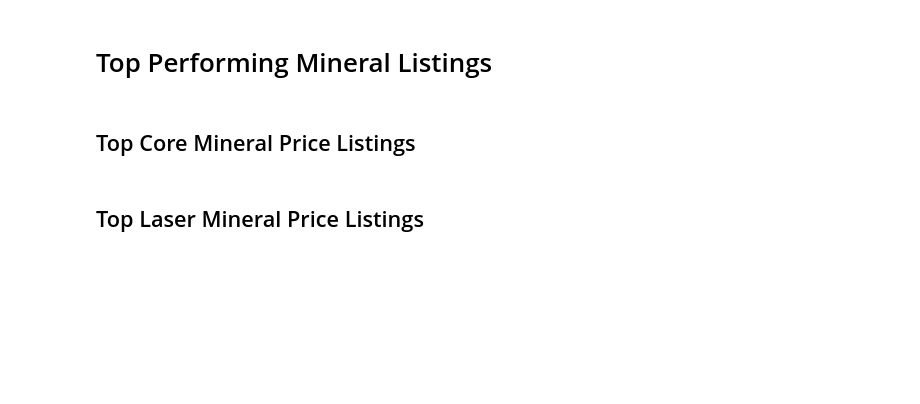
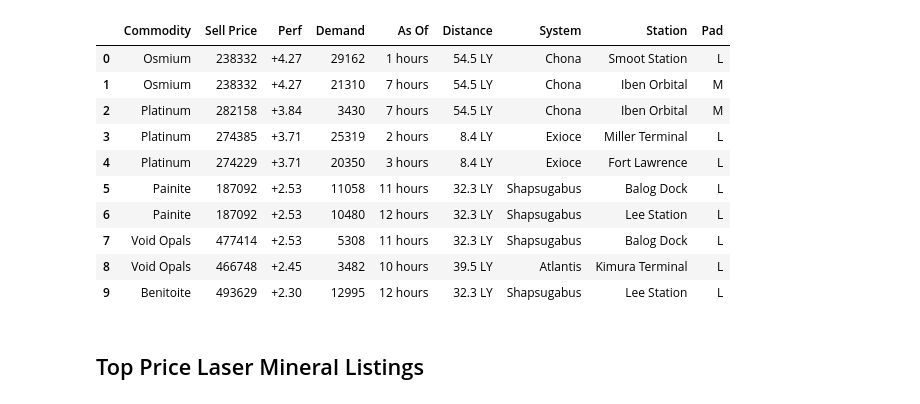
Before and after one commit to kominetz/elite-tools, a Jupyter notebook: notebooks/Daily Mining Report.ipynb, the cells around one changed output. Drawn from its saved outputs; the diff is of its cells as text; code cells hidden in the pictures; blank space fills up the shorter version.

```diff
--- a/notebooks/Daily Mining Report.ipynb
+++ b/notebooks/Daily Mining Report.ipynb
@@ -37,2 +91,16 @@ eddb.top_score_mineral_listings(ref_system, ref_radius, commodity_count=1, top_c
+# %%
+eddb.top_perf_mineral_listings(laser_ref_system, laser_ref_radius, commodity_count=3, top_count=10, min_demand=laser_min_demand, large_pad_only=laser_large_pad_only)
+# %% [output]
+|  | Commodity | Sell Price | Perf | Demand | As Of | Distance | System | Station | Pad |
+| 0 | Osmium | 238332 | +4.27 | 29162 | 1 hours | 54.5 LY | Chona | Smoot Station | L |
+| 1 | Osmium | 238332 | +4.27 | 21310 | 7 hours | 54.5 LY | Chona | Iben Orbital | M |
+| 2 | Platinum | 282158 | +3.84 | 3430 | 7 hours | 54.5 LY | Chona | Iben Orbital | M |
+| 3 | Platinum | 274385 | +3.71 | 25319 | 2 hours | 8.4 LY | Exioce | Miller Terminal | L |
+| 4 | Platinum | 274229 | +3.71 | 20350 | 3 hours | 8.4 LY | Exioce | Fort Lawrence | L |
+| 5 | Painite | 187092 | +2.53 | 11058 | 11 hours | 32.3 LY | Shapsugabus | Balog Dock | L |
+| 6 | Painite | 187092 | +2.53 | 10480 | 12 hours | 32.3 LY | Shapsugabus | Lee Station | L |
+| 7 | Void Opals | 477414 | +2.53 | 5308 | 11 hours | 32.3 LY | Shapsugabus | Balog Dock | L |
+| 8 | Void Opals | 466748 | +2.45 | 3482 | 10 hours | 39.5 LY | Atlantis | Kimura Terminal | L |
+| 9 | Benitoite | 493629 | +2.30 | 12995 | 12 hours | 32.3 LY | Shapsugabus | Lee Station | L |
 # %% [markdown]
-# Top Performing Mineral Listings #
+## Top Price Laser Mineral Listings ##
@@ -41,2 +106,0 @@ eddb.top_perf_mineral_listings(ref_system, ref_radius, commodity_count=5, top_co
-# %% [markdown]
-## Top Core Mineral Price Listings ##
@@ -45,3 +107 @@ eddb.top_price_mineral_listings(core_ref_system, core_ref_radius, commodity_coun
-# %% [markdown]
-## Top Laser Mineral Price Listings ##
 # %%
```
Also changed, not shown: parts of 17 cells of this notebook, 3 other files.
